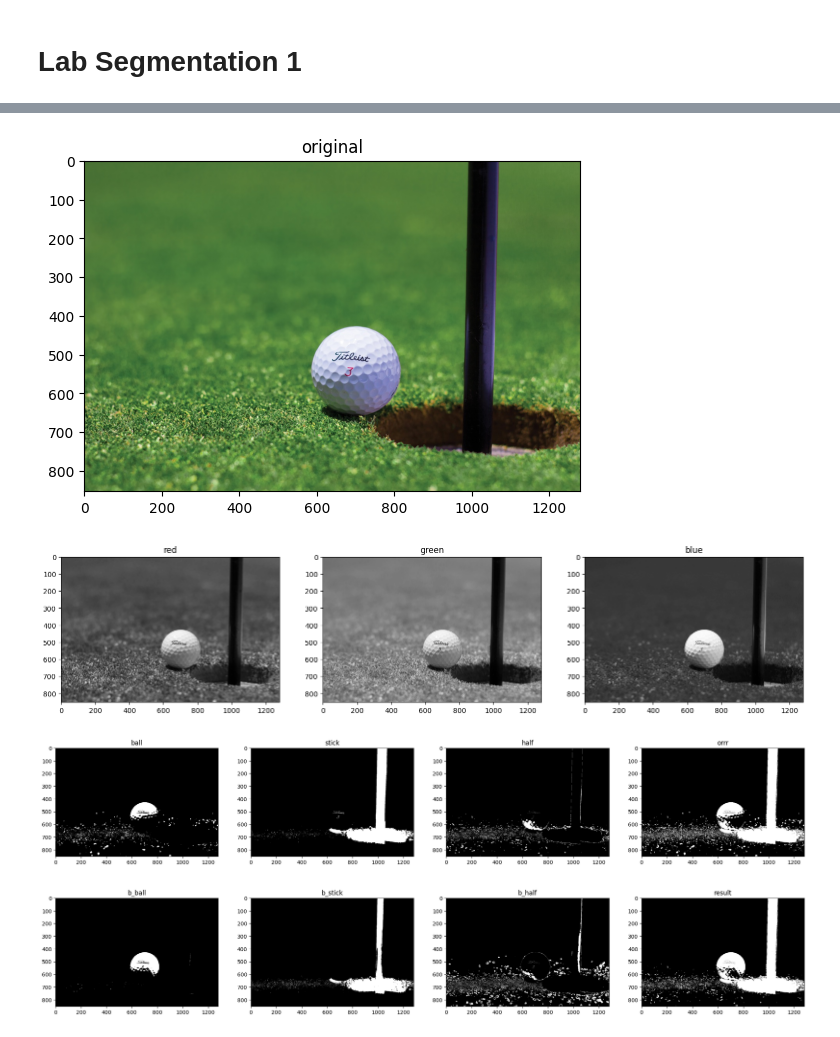
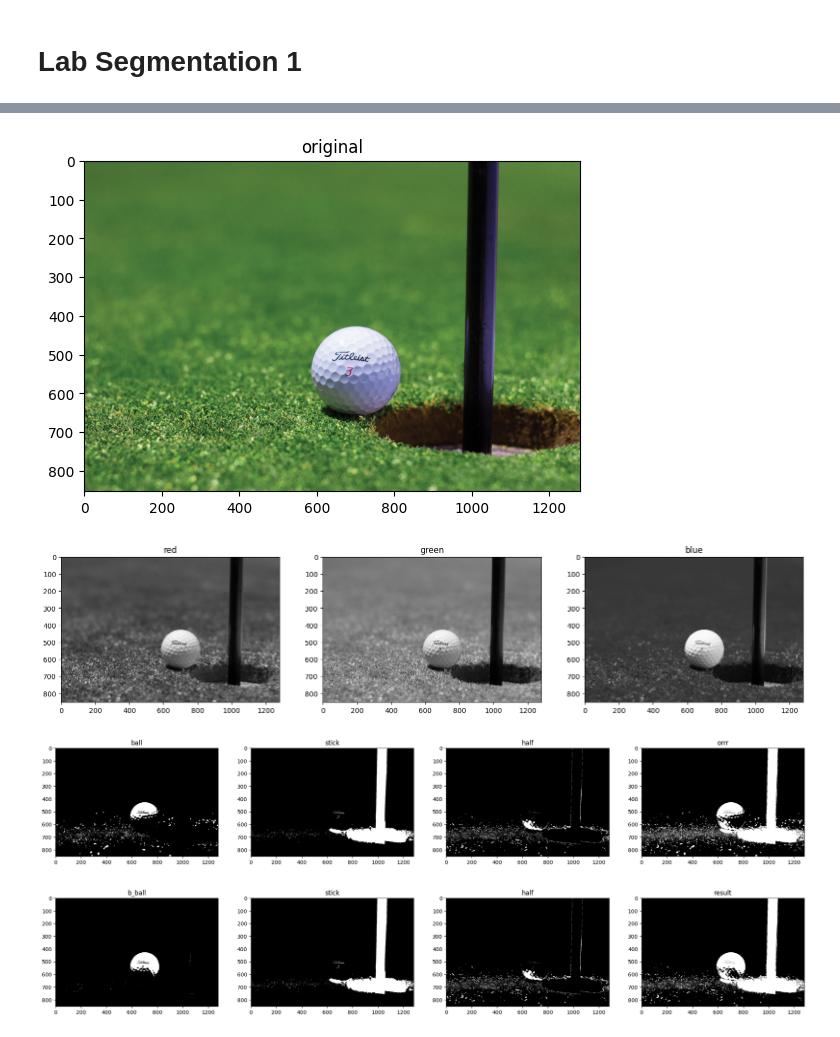
Before and after one commit to Waer1/image_labs, a Jupyter notebook: lab07-std/Lab_Seg_1_STD.ipynb, the cells around one changed output, grey strips where cells are left out. Drawn from its saved outputs; the diff is of its cells as text; code cells hidden in the pictures.

```diff
--- a/lab07-std/Lab_Seg_1_STD.ipynb
+++ b/lab07-std/Lab_Seg_1_STD.ipynb
@@ -32,35 +29,33 @@ show_images([red,green, blue],["red","green", "blue"])
 ball = (green > .7)
 stick = (green < .25)
 half = np.logical_and((green > .3),(green < .4) )
 
 mask = ( np.logical_or((green < .25) , np.logical_or(  (green > .7) , np.logical_and((green > .3),(green < .4) )) ))
 
 show_images([ball , stick,half, mask],["ball", "stick","half", "orrr"])
 
 b_ball = (blue > .7)
-b_stick = (blue < .1)
-b_half = np.logical_and((blue > .3),(blue < .4) )
 
 result = ( np.logical_or((blue > .7) , np.logical_or(  (green < .25) , np.logical_and((green > .3),(green < .4) )) ))
 
-show_images([b_ball , b_stick,b_half, result],["b_ball", "b_stick","b_half", "result"])
+show_images([b_ball ,stick,half , result],["b_ball", "stick", "half" ,"result"])
 
 
 
 # 2- Retreive the 3 channels of the image(R,G,B) (will be used in the coming steps)
 
 
 # 3- Visually (not by code) detect the dominating color channel (C) for the backgroung (R, G or B)
 
 # 4- Draw the dominating channel (r, g or b) thresholded by some threshold (to make sure your choice is meaningful)
 
 # 5- Get an intuitive way(There is a very simple way) to make a mask that can get the pixels where the values of the dominating channels
 # have larger values than the other channels with an appropriate threshold
 
 # 6- display the binarized image
 # %% [output]
 [figure]
 [figure]
 [figure]
-[figure, old version]
+[figure, new version]
 # %%
```
Also changed, not shown: parts of 2 cells of this notebook.
